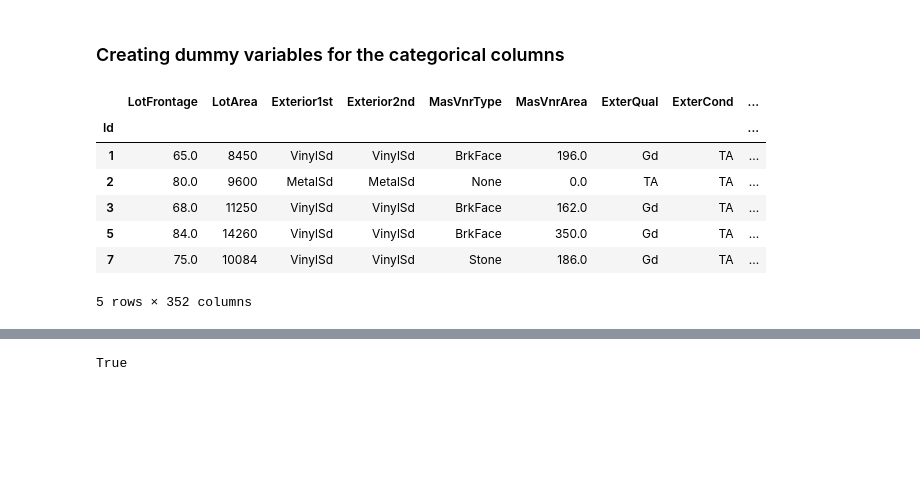
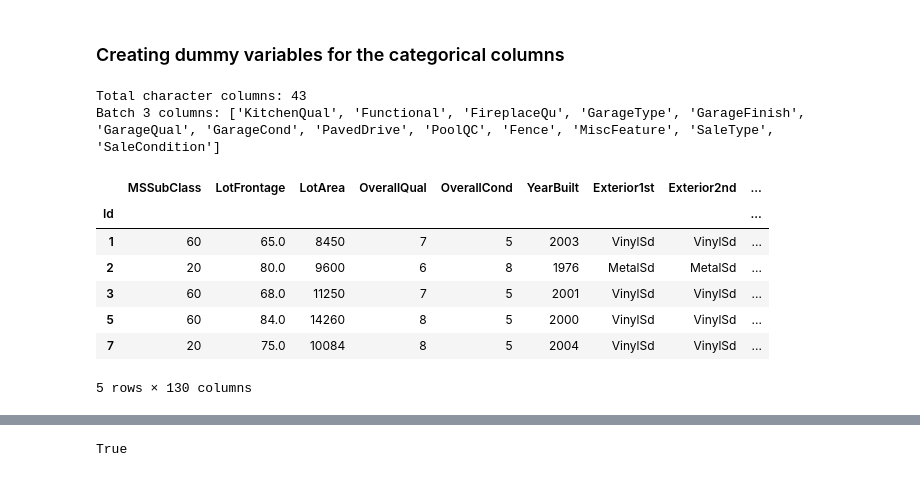
Before and after one commit to rasnarim/KaggleHousePrice, a Jupyter notebook: House Price.ipynb, the cells around one changed output, grey strips where cells are left out. Cells and saved outputs as stored; diff of their text form; code cells hidden in the pictures; blank space fills up the shorter version.

```diff
--- a/House Price.ipynb
+++ b/House Price.ipynb
@@ -118,14 +223,14 @@ if category_year:
 
     # Convert the columns 'YearBuilt' and 'YearRemodAdd' into dummy variables
     dummy_yearbuilt = pd.get_dummies(df['YearBuilt'], prefix='YearBuilt', drop_first=True)
-    dummy_yearremodadd = pd.get_dummies(df['YearRemodAdd'], prefix='YearRemodAdd', drop_first=True)
+
 
     # Update the dataframe by adding the dummy columns and removing the original columns
-    df_updated = pd.concat([df, dummy_yearbuilt, dummy_yearremodadd], axis=1)
-    df_updated.drop(['YearBuilt', 'YearRemodAdd'], axis=1, inplace=True)
+    df_updated = pd.concat([df, dummy_yearbuilt], axis=1)
+    df_updated.drop(['YearBuilt'], axis=1, inplace=True)
     df = df_updated
     # remove 'YearBuilt', 'YearRemodAdd' from true_numeric_columns
-    true_numeric_columns = [col for col in true_numeric_columns if col not in ['YearBuilt', 'YearRemodAdd']]
+#     true_numeric_columns = [col for col in true_numeric_columns if col not in ['YearBuilt', 'YearRemodAdd']]
 
 df.head()
 # %% [output]
@@ -144,7 +249,7 @@ We'll identify outliers utilizing the Interquartile Range (IQR) technique. This
 # %%
 # Define the multiplier value for IQR method
 multiplier = 2.5
-
+true_numeric_columns = get_numeric_columns(df)
 # Compute the IQR values for the true numeric columns
 Q1 = df[true_numeric_columns].quantile(0.25)
 Q3 = df[true_numeric_columns].quantile(0.75)
@@ -219,11 +319,10 @@ For LotFrontage: replace the null values with zero.
 For MasVnrArea: drop the rows containing null values.
 For GarageYrBlt: Use values from YearBuilt to fill the null values
 # %%
+print(df['Bsm'].dtypes)
 # Replace NaN values in LotFrontage with 0
 df['LotFrontage'].fillna(0, inplace=True)
-# Drop rows with NaN values in GarageYrBlt and MasVnrArea
-df.dropna(subset=['MasVnrArea'], inplace=True)
+df['Bsm'].fillna(df['Bsm'].mean(), inplace=True)
 
-# Fill NaN values in GarageYrBlt using values from YearBuilt and add a random number to it
-df['GarageYrBlt'].fillna(year_built + np.random.randint(0, 9), inplace=True)
+print(df['Bsm'].dtypes)
 # %% [output]
@@ -309,7 +348,8 @@ df_dummies.head()
 Let's deal with columns containg string values:
 # %%
 # Identify the character columns
-character_columns = df_dummies.select_dtypes(include=['object']).columns.tolist()
+character_columns = df.select_dtypes(include=['object']).columns.tolist()
+print(character_columns)
 # Count the number of unique values for each string column
 unique_string_counts = df[character_columns].nunique()
 
@@ -427,23 +465,33 @@ df.head()
 # %% [markdown]
 ### Creating dummy variables for the categorical columns
 # %%
-# Breaking the character columns into smaller batches for encoding
+# Getting all character columns
+character_columns = df.select_dtypes(include=['object']).columns.tolist()
+
+# Checking the total number of character columns
+print("Total character columns:", len(character_columns))
+
+# Splitting the columns into batches
 batch1 = character_columns[:15]
 batch2 = character_columns[15:30]
-batch3 = character_columns[30:]
+batch3 = character_columns[30:]  # Ensure this index does not exceed the list length
 
-# Encoding the first batch
-df_batch1 = pd.get_dummies(df_dummies, columns=batch1, drop_first=True)
+# Print batch3 to verify its contents
+print("Batch 3 columns:", batch3)
 
-# Display the first few rows of the dataframe with the new dummy columns
+# Proceed with encoding
+# Example for encoding batch1
+df_batch1 = pd.get_dummies(df, columns=batch1, drop_first=True)
 df_batch1.head()
 # %% [output]
+Total character columns: 43
+Batch 3 columns: ['KitchenQual', 'Functional', 'FireplaceQu', 'GarageType', 'GarageFinish', 'GarageQual', 'GarageCond', 'PavedDrive', 'PoolQC', 'Fence', 'MiscFeature', 'SaleType', 'SaleCondition']
-|  | LotFrontage | LotArea | Exterior1st | Exterior2nd | MasVnrType | MasVnrArea | ExterQual | ExterCond | ... |
+|  | MSSubClass | LotFrontage | LotArea | OverallQual | OverallCond | YearBuilt | Exterior1st | Exterior2nd | ... |
 | Id |  |  |  |  |  |  |  |  | ... |
-| 1 | 65.0 | 8450 | VinylSd | VinylSd | BrkFace | 196.0 | Gd | TA | ... |
-| 2 | 80.0 | 9600 | MetalSd | MetalSd | None | 0.0 | TA | TA | ... |
-| 3 | 68.0 | 11250 | VinylSd | VinylSd | BrkFace | 162.0 | Gd | TA | ... |
-| 5 | 84.0 | 14260 | VinylSd | VinylSd | BrkFace | 350.0 | Gd | TA | ... |
-| 7 | 75.0 | 10084 | VinylSd | VinylSd | Stone | 186.0 | Gd | TA | ... |
+| 1 | 60 | 65.0 | 8450 | 7 | 5 | 2003 | VinylSd | VinylSd | ... |
+| 2 | 20 | 80.0 | 9600 | 6 | 8 | 1976 | MetalSd | MetalSd | ... |
+| 3 | 60 | 68.0 | 11250 | 7 | 5 | 2001 | VinylSd | VinylSd | ... |
+| 5 | 60 | 84.0 | 14260 | 8 | 5 | 2000 | VinylSd | VinylSd | ... |
+| 7 | 20 | 75.0 | 10084 | 8 | 5 | 2004 | VinylSd | VinylSd | ... |
-5 rows × 352 columns
+5 rows × 130 columns
 # %%
```
Also changed, not shown: parts of 73 cells of this notebook.
